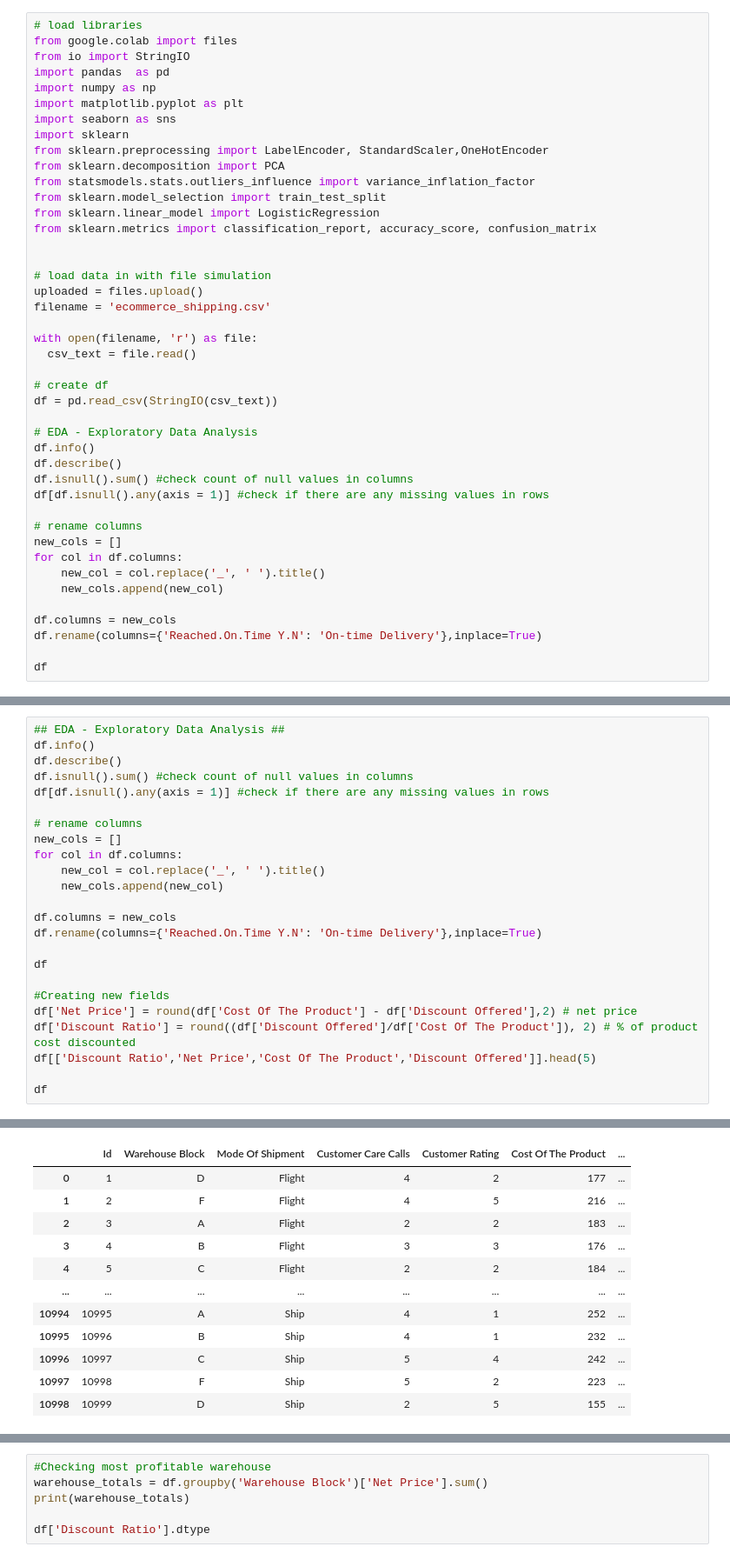
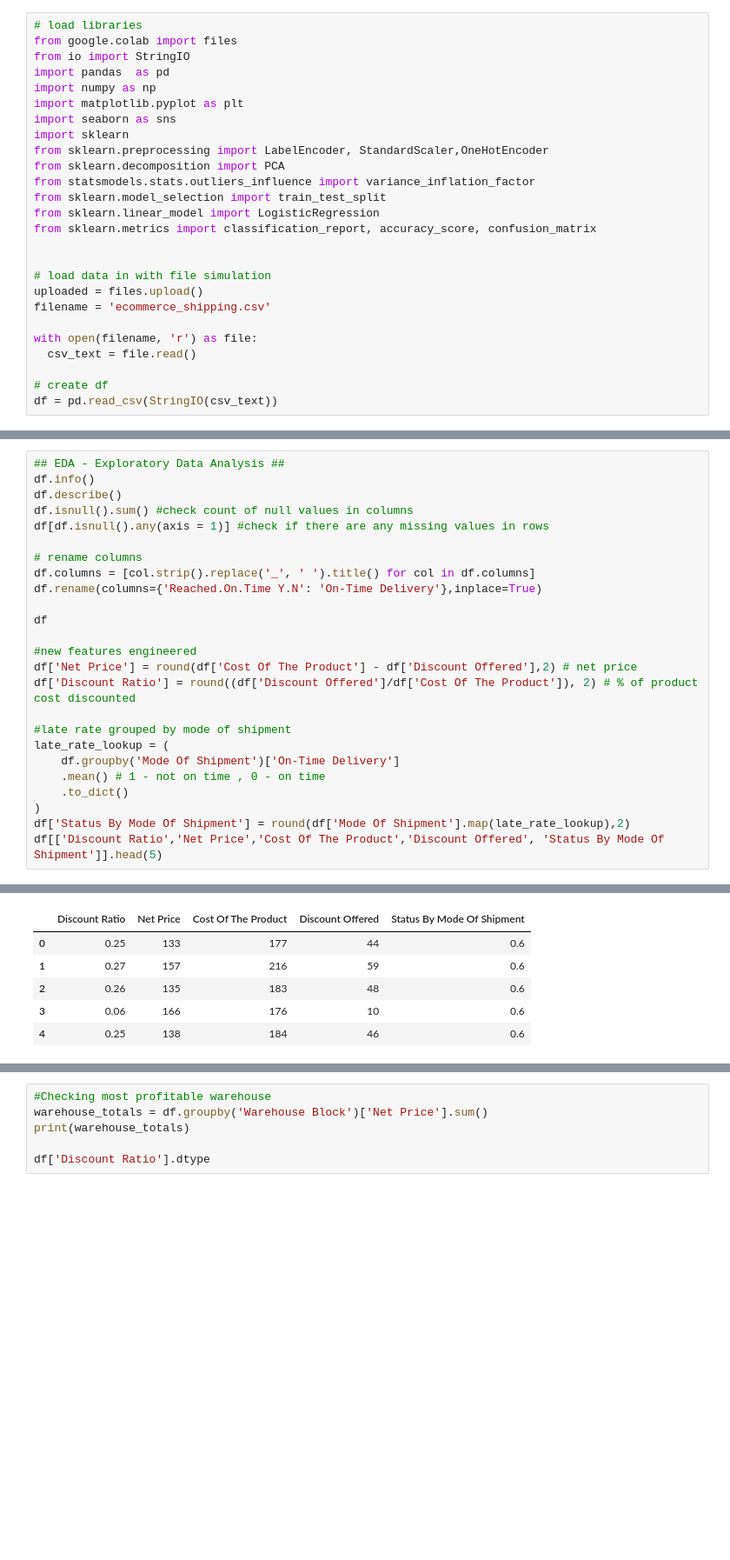
Before and after one commit to itsalanthomas/shipping-optimization, a Jupyter notebook: notebooks/E_Commerce_Optimization_EDA.ipynb, the cells around one changed output, grey strips where cells are left out. Shown at 87% size. Cells and saved outputs as stored; diff of their text form; blank space fills up the shorter version.

```diff
--- a/notebooks/E_Commerce_Optimization_EDA.ipynb
+++ b/notebooks/E_Commerce_Optimization_EDA.ipynb
@@ -26,22 +26,5 @@ with open(filename, 'r') as file:
 
 # create df
 df = pd.read_csv(StringIO(csv_text))
-
-# EDA - Exploratory Data Analysis
-df.info()
-df.describe()
-df.isnull().sum() #check count of null values in columns
-df[df.isnull().any(axis = 1)] #check if there are any missing values in rows
-
-# rename columns
-new_cols = []
-for col in df.columns:
-    new_col = col.replace('_', ' ').title()
-    new_cols.append(new_col)
-
-df.columns = new_cols
-df.rename(columns={'Reached.On.Time Y.N': 'On-time Delivery'},inplace=True)
-
-df
 # %% [output]
 [interactive output not drawn]
@@ -86,22 +37,23 @@ df.isnull().sum() #check count of null values in columns
 df[df.isnull().any(axis = 1)] #check if there are any missing values in rows
 
 # rename columns
-new_cols = []
-for col in df.columns:
-    new_col = col.replace('_', ' ').title()
-    new_cols.append(new_col)
-
-df.columns = new_cols
-df.rename(columns={'Reached.On.Time Y.N': 'On-time Delivery'},inplace=True)
+df.columns = [col.strip().replace('_', ' ').title() for col in df.columns]
+df.rename(columns={'Reached.On.Time Y.N': 'On-Time Delivery'},inplace=True)
 
 df
 
-#Creating new fields
+#new features engineered
 df['Net Price'] = round(df['Cost Of The Product'] - df['Discount Offered'],2) # net price
 df['Discount Ratio'] = round((df['Discount Offered']/df['Cost Of The Product']), 2) # % of product cost discounted
-df[['Discount Ratio','Net Price','Cost Of The Product','Discount Offered']].head(5)
 
-df
+#late rate grouped by mode of shipment
+late_rate_lookup = (
+    df.groupby('Mode Of Shipment')['On-Time Delivery']
+    .mean() # 1 - not on time , 0 - on time
+    .to_dict()
+)
+df['Status By Mode Of Shipment'] = round(df['Mode Of Shipment'].map(late_rate_lookup),2)
+df[['Discount Ratio','Net Price','Cost Of The Product','Discount Offered', 'Status By Mode Of Shipment']].head(5)
 # %% [output]
 <class 'pandas.core.frame.DataFrame'>
 RangeIndex: 10999 entries, 0 to 10998
@@ -123,12 +77,6 @@ memory usage: 1.2+ MB
-|  | Id | Warehouse Block | Mode Of Shipment | Customer Care Calls | Customer Rating | Cost Of The Product | ... |
-| 0 | 1 | D | Flight | 4 | 2 | 177 | ... |
-| 1 | 2 | F | Flight | 4 | 5 | 216 | ... |
-| 2 | 3 | A | Flight | 2 | 2 | 183 | ... |
-| 3 | 4 | B | Flight | 3 | 3 | 176 | ... |
-| 4 | 5 | C | Flight | 2 | 2 | 184 | ... |
-| ... | ... | ... | ... | ... | ... | ... | ... |
-| 10994 | 10995 | A | Ship | 4 | 1 | 252 | ... |
-| 10995 | 10996 | B | Ship | 4 | 1 | 232 | ... |
-| 10996 | 10997 | C | Ship | 5 | 4 | 242 | ... |
-| 10997 | 10998 | F | Ship | 5 | 2 | 223 | ... |
-| 10998 | 10999 | D | Ship | 2 | 5 | 155 | ... |
+|  | Discount Ratio | Net Price | Cost Of The Product | Discount Offered | Status By Mode Of Shipment |
+| 0 | 0.25 | 133 | 177 | 44 | 0.6 |
+| 1 | 0.27 | 157 | 216 | 59 | 0.6 |
+| 2 | 0.26 | 135 | 183 | 48 | 0.6 |
+| 3 | 0.06 | 166 | 176 | 10 | 0.6 |
+| 4 | 0.25 | 138 | 184 | 46 | 0.6 |
```
Also changed, not shown: parts of 2 cells of this notebook.
